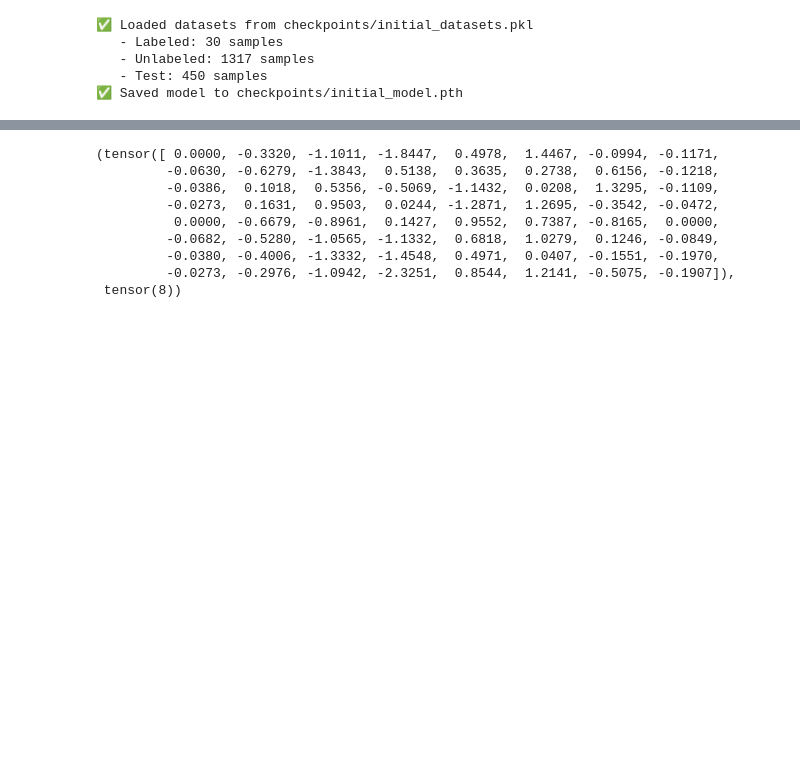
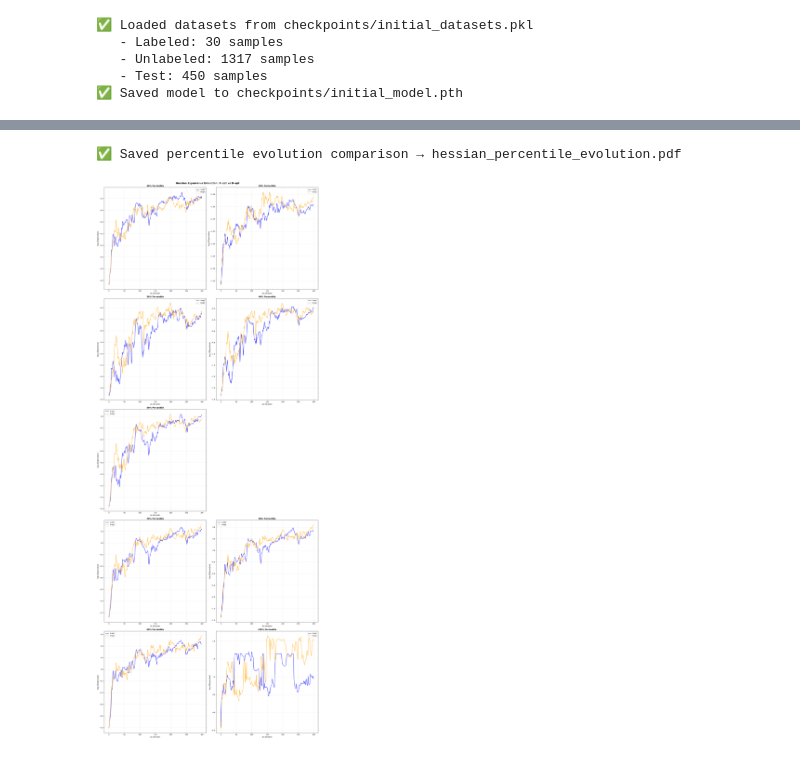
Before and after one commit to MaryDenyaGoyio/fisher-al, a Jupyter notebook: experiments/checker.ipynb, the cells around one changed output, grey strips where cells are left out. Cells and saved outputs as stored; diff of their text form; code cells hidden in the pictures; blank space fills up the shorter version.

```diff
--- a/experiments/checker.ipynb
+++ b/experiments/checker.ipynb
@@ -930,12 +1038,62 @@ plot_hessian_eigenvalue_evolution(Hessian_data_Dopt, title_suffix='(D-opt)', sav
 # %%
-train_set_Labeled[-1]
+def plot_percentile_evolution_comparison(Hessian_data_Aopt, Hessian_data_Dopt,
+                                         save_path='hessian_percentile_evolution.pdf'):
+    """
+    A-opt와 D-opt의 각 percentile (0%, 25%, 50%, 75%, 100%) eigenvalue 변화를
+    AL iteration에 따라 비교하는 5개 서브플롯
+    """
+    fig, axes = plt.subplots(5, 2, figsize=(20, 50))
+    axes = axes.flatten()
+
+    percentiles = [10, 20, 30, 40, 50, 60, 70, 80, 90, 100]
+    percentile_names = ['10%', '20%','30%', '40%', '50%', '60%', '70%', '80%', '90%','100%']
+
+    n_iters_aopt = len(Hessian_data_Aopt)
+    n_iters_dopt = len(Hessian_data_Dopt)
+
+    for idx, (pct, pct_name) in enumerate(zip(percentiles, percentile_names)):
+        ax = axes[idx]
+
+        # A-opt 데이터
+        aopt_values = []
+        for i in range(n_iters_aopt):
+            sorted_eigvals = np.sort(Hessian_data_Aopt[i])
+            pct_value = np.percentile(sorted_eigvals, pct)
+            aopt_values.append(pct_value)
+
+        # D-opt 데이터
+        dopt_values = []
+        for i in range(n_iters_dopt):
+            sorted_eigvals = np.sort(Hessian_data_Dopt[i])
+            pct_value = np.percentile(sorted_eigvals, pct)
+            dopt_values.append(pct_value)
+
+        # 플롯
+        ax.plot(range(n_iters_aopt), np.log10(np.array(aopt_values) + 1e-7),
+               label='A-opt', color='blue', linewidth=2, alpha=0.8)
+        ax.plot(range(n_iters_dopt), np.log10(np.array(dopt_values) + 1e-7),
+               label='D-opt', color='orange', linewidth=2, alpha=0.8)
+
+        ax.set_xlabel('AL Iteration', fontsize=11)
+        ax.set_ylabel('log₁₀(Eigenvalue)', fontsize=11)
+        ax.set_title(f'{pct_name} Percentile', fontsize=13, fontweight='bold')
+        ax.legend(loc='best', fontsize=10)
+        ax.grid(True, alpha=0.3)
+
+    # 마지막 빈 서브플롯 제거
+    fig.delaxes(axes[5])
+
+    plt.suptitle('Hessian Eigenvalue Evolution: A-opt vs D-opt',
+                fontsize=16, fontweight='bold', y=0.995)
+    plt.tight_layout()
+    plt.savefig(save_path, bbox_inches='tight', dpi=300)
+    print(f"✅ Saved percentile evolution comparison → {save_path}")
+    plt.show()
+
+
+# 사용
+plot_percentile_evolution_comparison(Hessian_data_Aopt, Hessian_data_Dopt,
+                                    save_path='hessian_percentile_evolution.pdf')
 # %% [output]
-(tensor([ 0.0000, -0.3320, -1.1011, -1.8447,  0.4978,  1.4467, -0.0994, -0.1171,
-         -0.0630, -0.6279, -1.3843,  0.5138,  0.3635,  0.2738,  0.6156, -0.1218,
-         -0.0386,  0.1018,  0.5356, -0.5069, -1.1432,  0.0208,  1.3295, -0.1109,
-         -0.0273,  0.1631,  0.9503,  0.0244, -1.2871,  1.2695, -0.3542, -0.0472,
-          0.0000, -0.6679, -0.8961,  0.1427,  0.9552,  0.7387, -0.8165,  0.0000,
-         -0.0682, -0.5280, -1.0565, -1.1332,  0.6818,  1.0279,  0.1246, -0.0849,
-         -0.0380, -0.4006, -1.3332, -1.4548,  0.4971,  0.0407, -0.1551, -0.1970,
-         -0.0273, -0.2976, -1.0942, -2.3251,  0.8544,  1.2141, -0.5075, -0.1907]),
- tensor(8))
+✅ Saved percentile evolution comparison → hessian_percentile_evolution.pdf
+[figure, added]
```
Also changed, not shown: parts of 6 cells of this notebook, 11 other files.
